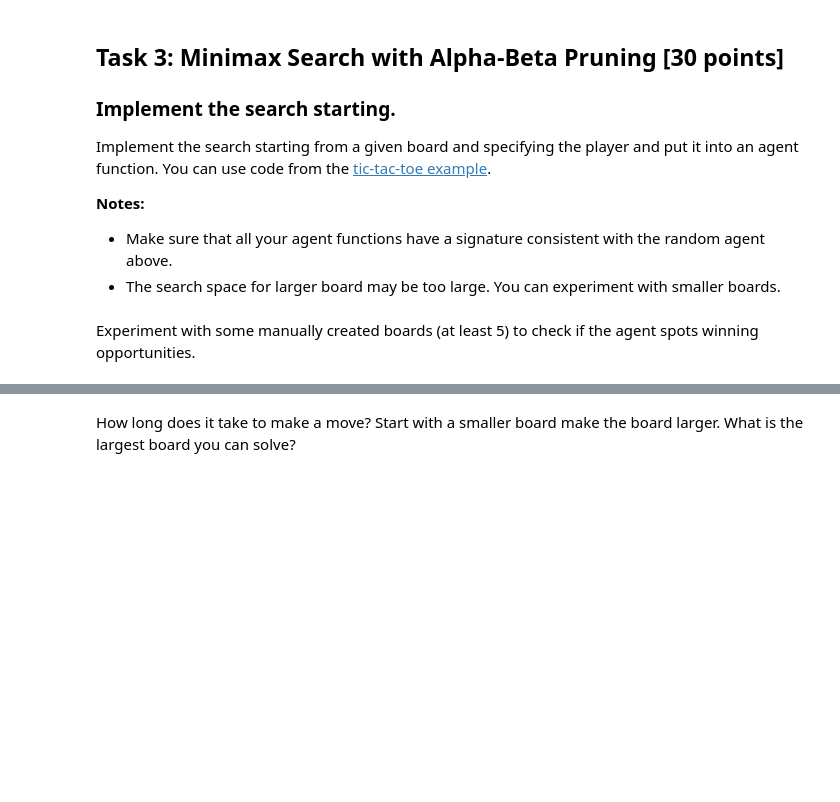
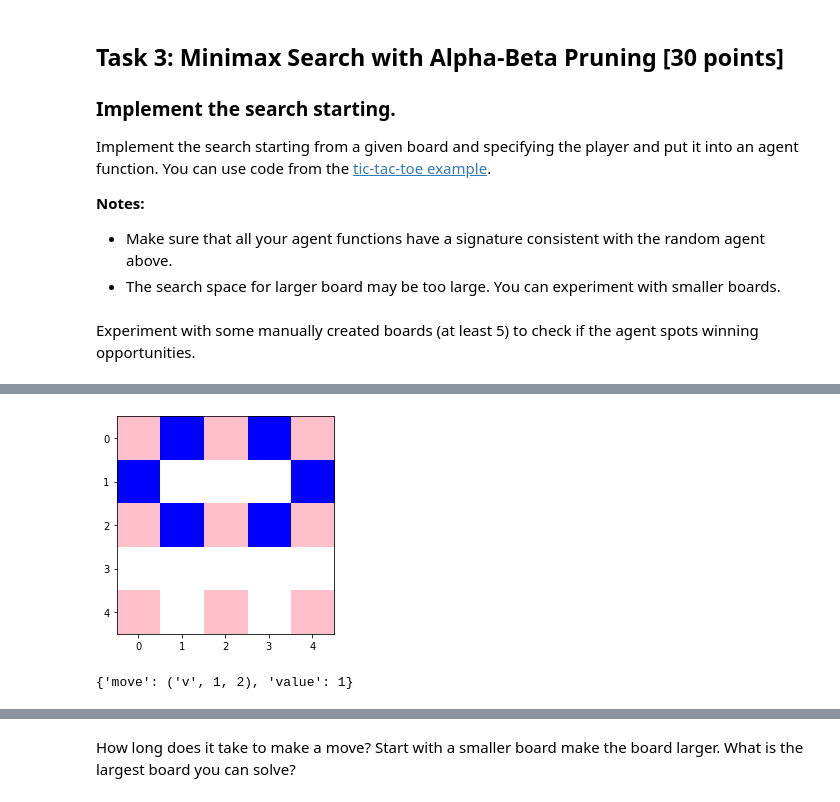
Before and after one commit to wyattsaltzman/CS7320-AI, a Jupyter notebook: Games/assignment_dots_and_boxes.ipynb, the cells around one changed output, grey strips where cells are left out. Cells and saved outputs as stored; diff of their text form; code cells hidden in the pictures; blank space fills up the shorter version.

```diff
--- a/Games/assignment_dots_and_boxes.ipynb
+++ b/Games/assignment_dots_and_boxes.ipynb
@@ -153,0 +261,7 @@ __Notes:__
+# %%
+def empty_board(x = 4, y = 4):
+    """
+    Return an empty board.
+    """
+    board = {'n': x, 'm': y, 'score1': 0, 'score-1': 0}
+    return board
@@ -184,0 +454,14 @@ Experiment with some manually created boards (at least 5) to check if the agent
+# %%
+b = empty_board(3,3)
+draw_line(b, "v", 1, 1, 1)
+draw_line(b, 'h', 1, 1, -1)
+draw_line(b, 'h', 1, 2, 1)
+draw_line(b, 'h', 2, 1, -1)
+draw_line(b, 'h', 2, 2, 1)
+draw_line(b, 'v', 1, 3, 1)
+
+show_board(b)
+alpha_beta_search(b, 1)
+# %% [output]
+[figure, added]
+{'move': ('v', 1, 2), 'value': 1}
```
Also changed, not shown: parts of 76 cells of this notebook.
